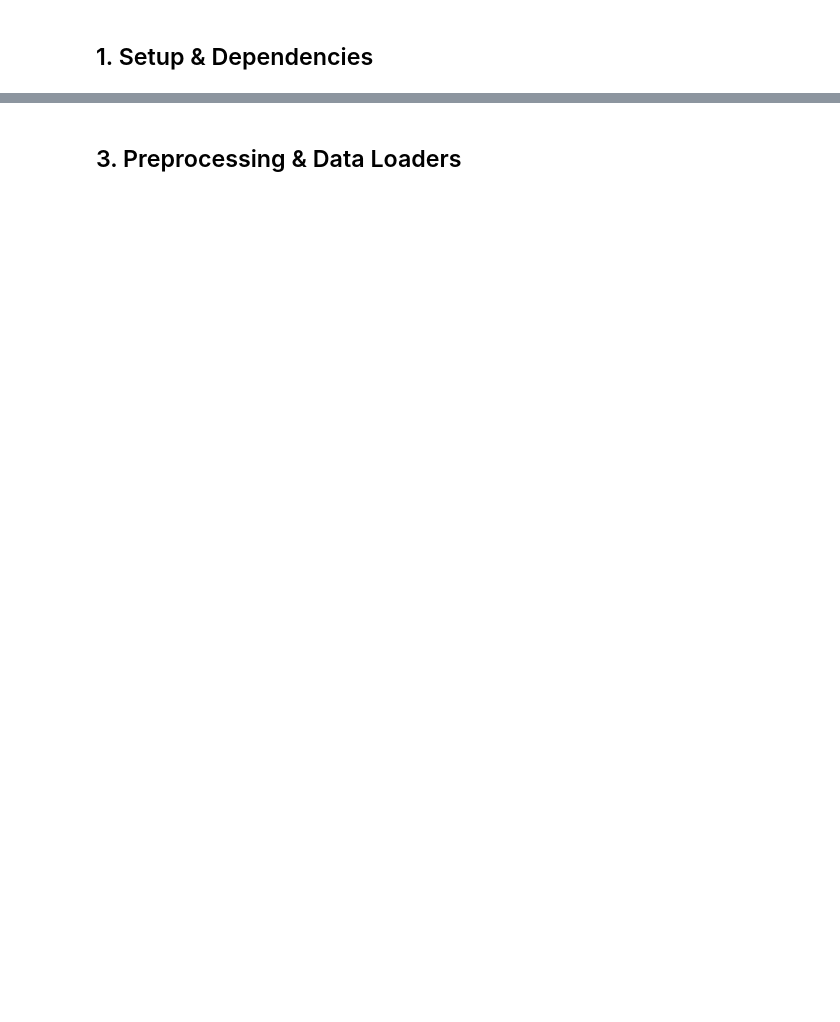
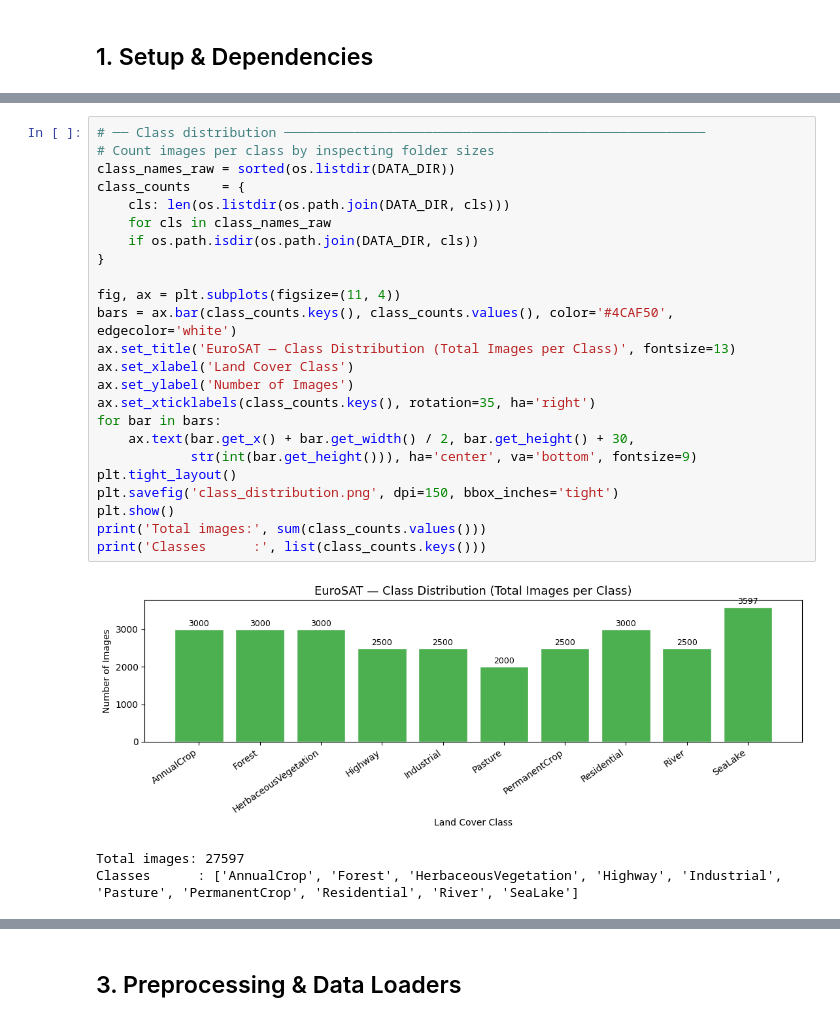
Before and after one commit to mdrizvi-106/eurosat-landcover-classification, a Jupyter notebook: EuroSAT_LandCover_CNN.ipynb, the cells around one changed output, grey strips where cells are left out. Cells and saved outputs as stored; diff of their text form; blank space fills up the shorter version.

```diff
--- a/EuroSAT_LandCover_CNN.ipynb
+++ b/EuroSAT_LandCover_CNN.ipynb
@@ -63,0 +113,28 @@ Dataset root: /kaggle/input/eurosat-dataset/EuroSATallBands
+# %%
+# ── Class distribution ──────────────────────────────────────────────────────
+# Count images per class by inspecting folder sizes
+class_names_raw = sorted(os.listdir(DATA_DIR))
+class_counts    = {
+    cls: len(os.listdir(os.path.join(DATA_DIR, cls)))
+    for cls in class_names_raw
+    if os.path.isdir(os.path.join(DATA_DIR, cls))
+}
+
+fig, ax = plt.subplots(figsize=(11, 4))
+bars = ax.bar(class_counts.keys(), class_counts.values(), color='#4CAF50', edgecolor='white')
+ax.set_title('EuroSAT — Class Distribution (Total Images per Class)', fontsize=13)
+ax.set_xlabel('Land Cover Class')
+ax.set_ylabel('Number of Images')
+ax.set_xticklabels(class_counts.keys(), rotation=35, ha='right')
+for bar in bars:
+    ax.text(bar.get_x() + bar.get_width() / 2, bar.get_height() + 30,
+            str(int(bar.get_height())), ha='center', va='bottom', fontsize=9)
+plt.tight_layout()
+plt.savefig('class_distribution.png', dpi=150, bbox_inches='tight')
+plt.show()
+print('Total images:', sum(class_counts.values()))
+print('Classes      :', list(class_counts.keys()))
+# %% [output]
+[figure, added]
+Total images: 27597
+Classes      : ['AnnualCrop', 'Forest', 'HerbaceousVegetation', 'Highway', 'Industrial', 'Pasture', 'PermanentCrop', 'Residential', 'River', 'SeaLake']
```
Also changed, not shown: parts of 25 cells of this notebook.
